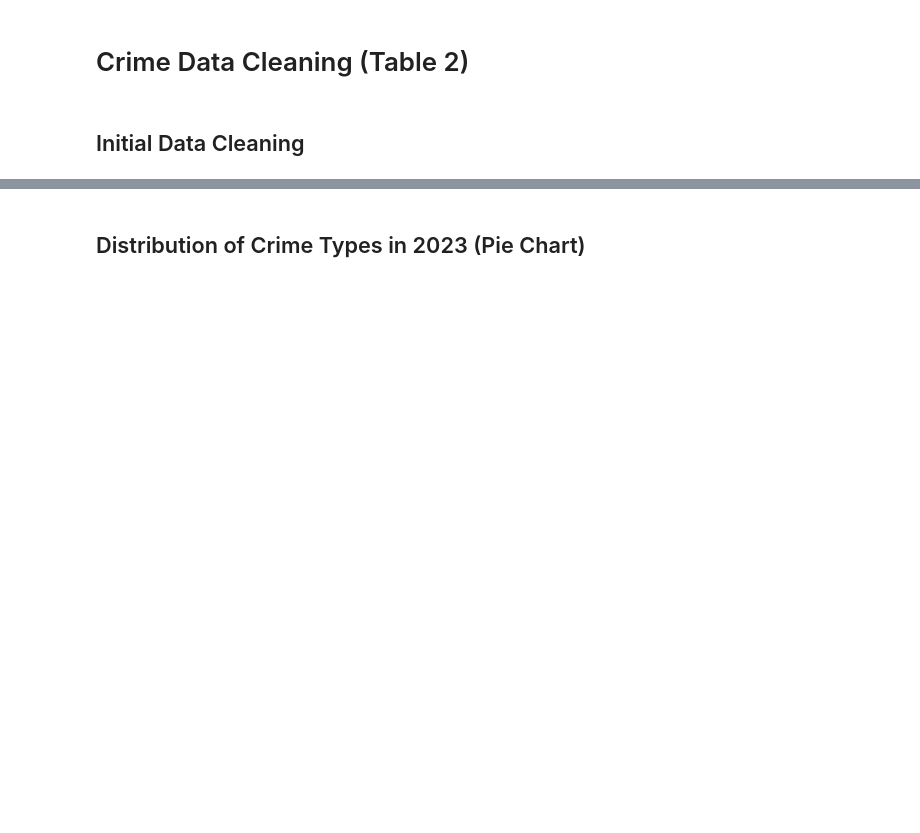
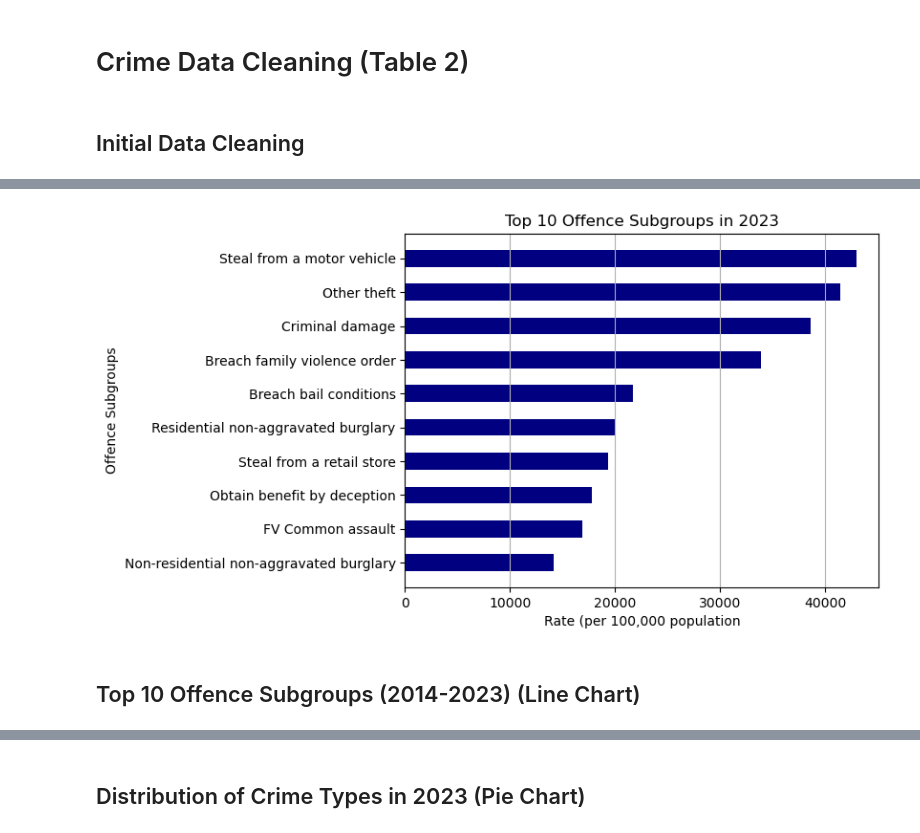
Before and after one commit to MahsaHesam/Project1, a Jupyter notebook: crime_main_code.ipynb, the cells around one changed output, grey strips where cells are left out. Saved outputs shown, nothing was run; the diff lists cells and outputs as text; code cells hidden in the pictures; blank space fills up the shorter version.

```diff
--- a/crime_main_code.ipynb
+++ b/crime_main_code.ipynb
@@ -154,0 +150,42 @@ Text(0.5, 1.0, 'Top 10 LGAs With Highest Criminal Incident Rates in 2023')
+# %%
+# Groupby offence subgroup to sum lga rate
+subgroup_rate = crime_23.groupby("Offence Subgroup")
+subgroup_rate_sum = pd.DataFrame(subgroup_rate["LGA Rate per 100,000 population"].sum())
+# %%
+# Sort DataFrame by descending rate
+subgroup_top = subgroup_rate_sum.sort_values(by="LGA Rate per 100,000 population",
+                                             ascending=False).iloc[:10,:]
+# %%
+# Add index to list to rename
+offence = []
+for index, rate in subgroup_top.itertuples():
+    offence.append(index)
+# %%
+# Rename items in list
+offence[0] = "Steal from a motor vehicle"
+offence[1] = "Other theft"
+offence[2] = "Criminal damage"
+offence[3] = "Breach family violence order"
+offence[4] = "Breach bail conditions"
+offence[5] = "Residential non-aggravated burglary"
+offence[6] = "Steal from a retail store"
+offence[7] = "Obtain benefit by deception"
+offence[8] = "FV Common assault"
+offence[9] = "Non-residential non-aggravated burglary"
+# %%
+# Plot bar graph (horizontal)
+plt.barh(offence, subgroup_top["LGA Rate per 100,000 population"], height=0.5, color='navy')
+plt.gca().invert_yaxis()
+plt.title("Top 10 Offence Subgroups in 2023")
+plt.xlabel("Rate (per 100,000 population")
+plt.ylabel("Offence Subgroups")
+plt.grid(axis='x', linestyle='-')
+
+# Save graph
+plt.savefig("Graphs/top_10_os_2023.png", format='png', bbox_inches='tight')
+
+plt.show()
+# %% [output]
+[figure, added]
+# %% [markdown]
+## Top 10 Offence Subgroups (2014-2023) (Line Chart)
```
Also changed, not shown: parts of 33 cells of this notebook, 6 other files.
